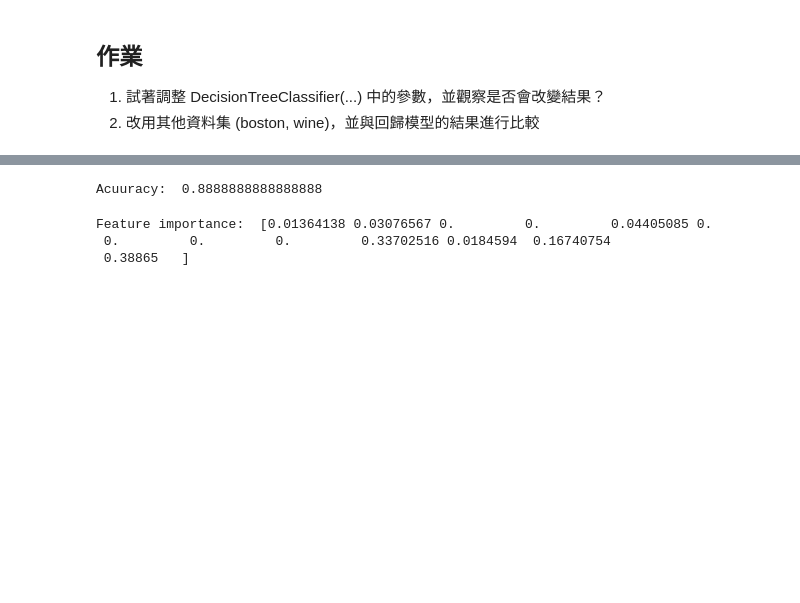
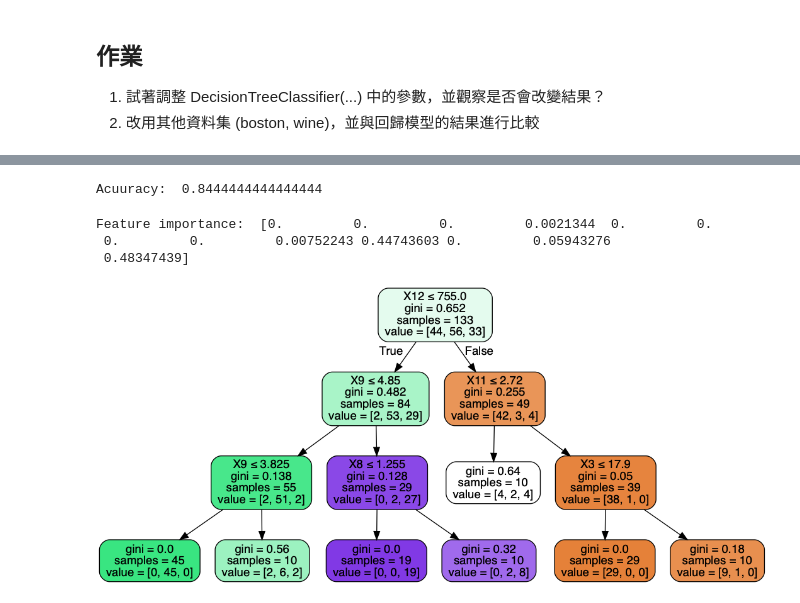
Before and after one commit to Lan-Jing-Yi/2nd-ML100Days, a Jupyter notebook: homework/Day_042_HW.ipynb, the cells around one changed output, grey strips where cells are left out. Saved outputs shown, nothing was run; the diff lists cells and outputs as text; code cells hidden in the pictures; blank space fills up the shorter version.

```diff
--- a/homework/Day_042_HW.ipynb
+++ b/homework/Day_042_HW.ipynb
@@ -35,17 +47,26 @@ Feature importance:  [6.65803748e-02 1.64496681e-03 9.38604502e-03 5.16062560e-0
 # %%
 #wine output為酒的種類----分類問題
 x_train, x_test, y_train, y_test = train_test_split(wine.data, wine.target, test_size=0.25, random_state=4)
-clf = DecisionTreeClassifier()
+clf = DecisionTreeClassifier(max_depth=4,min_samples_split=20,min_samples_leaf=10)
 clf.fit(x_train, y_train)
 y_pred = clf.predict(x_test)
 # %%
 acc = metrics.accuracy_score(y_test, y_pred)
 print("Acuuracy: ", acc)
 # %% [output]
-Acuuracy:  0.8888888888888888
+Acuuracy:  0.8444444444444444
 # %%
 print("Feature importance: ", clf.feature_importances_)
 # %% [output]
-Feature importance:  [0.01364138 0.03076567 0.         0.         0.04405085 0.
- 0.         0.         0.         0.33702516 0.0184594  0.16740754
- 0.38865   ]
+Feature importance:  [0.         0.         0.         0.0021344  0.         0.
+ 0.         0.         0.00752243 0.44743603 0.         0.05943276
+ 0.48347439]
+# %%
+dot_data = StringIO()
+export_graphviz(clf, out_file=dot_data,
+                filled=True, rounded=True,
+                special_characters=True)
+graph = pydotplus.graph_from_dot_data(dot_data.getvalue())
+Image(graph.create_png())
+# %% [output]
+[figure, added]
```
Also changed, not shown: parts of 5 cells of this notebook.
